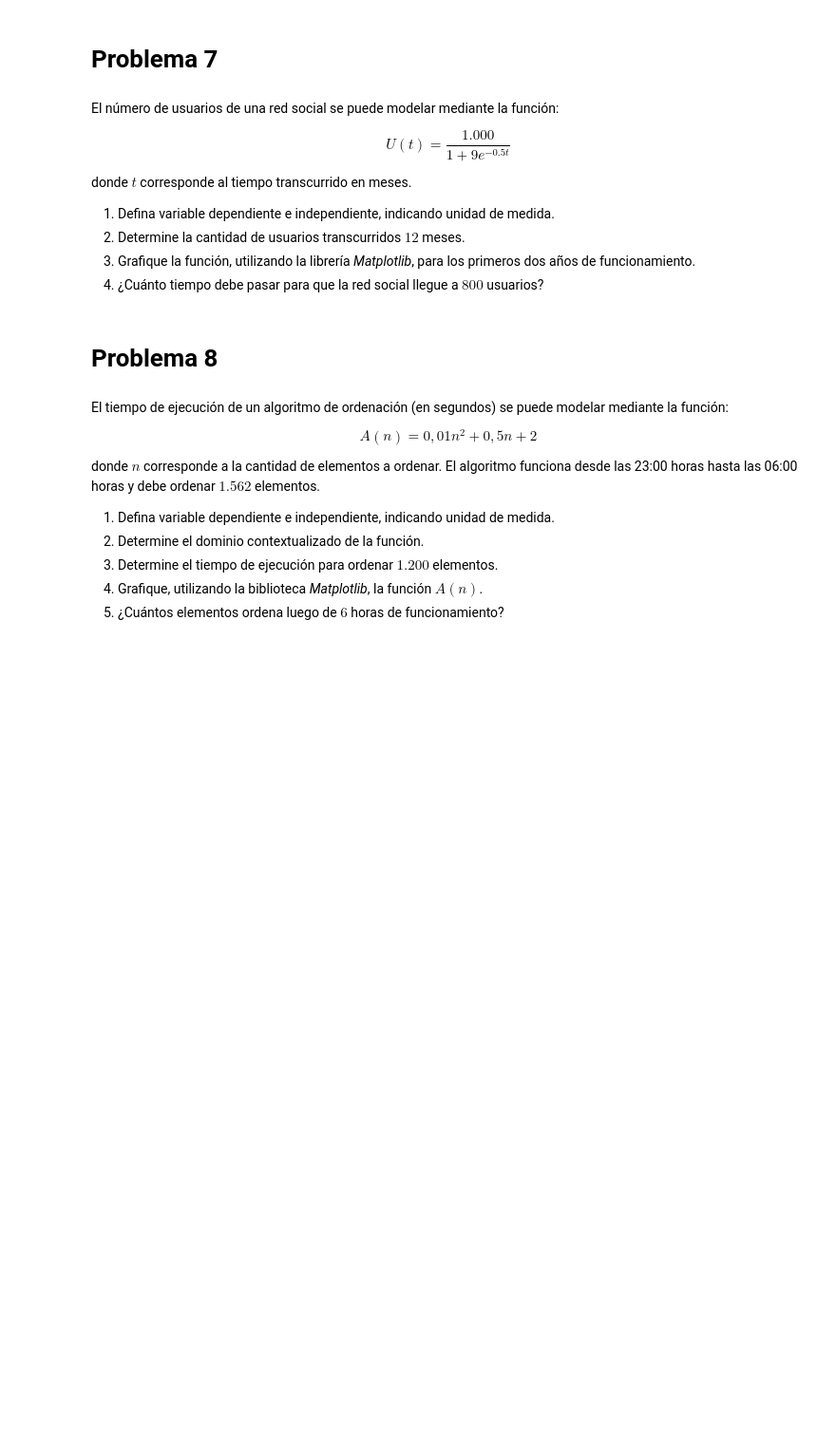
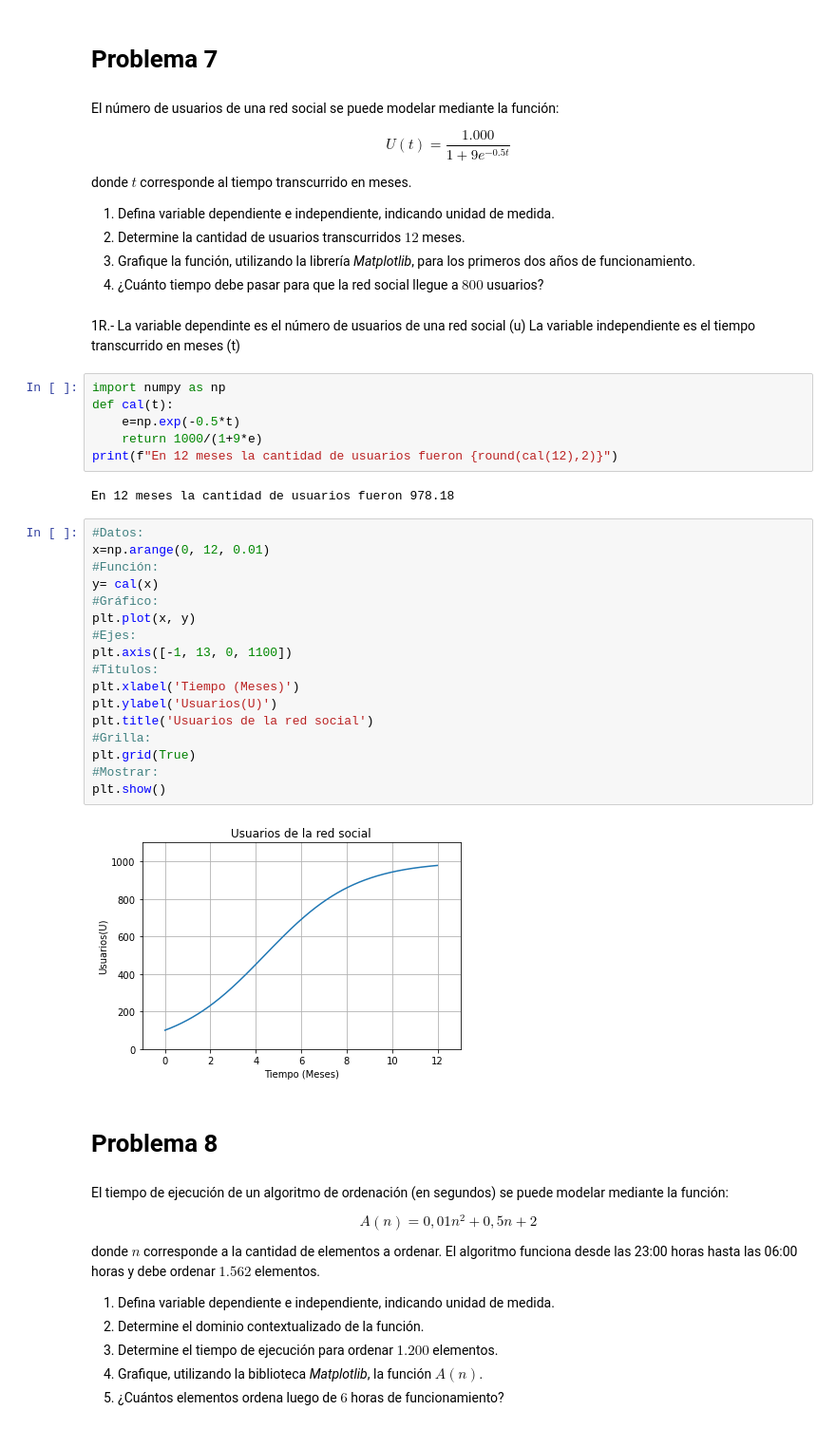
Before and after one commit to NachoSaave/Python-Centralizado, a Jupyter notebook: Mat Aplicada/G1_Funciones.ipynb, the cells around one changed output. Shown at 95% size. Saved outputs shown, nothing was run; the diff lists cells and outputs as text; blank space fills up the shorter version.

```diff
--- a/Mat Aplicada/G1_Funciones.ipynb
+++ b/Mat Aplicada/G1_Funciones.ipynb
@@ -142,6 +244,36 @@ donde $t$ corresponde al tiempo transcurrido en meses.
 2.  Determine la cantidad de usuarios transcurridos $12$ meses.
 3.  Grafique la función, utilizando la librería *Matplotlib*, para los primeros dos años de funcionamiento.
 4.  ¿Cuánto tiempo debe pasar para que la red social llegue a $800$ usuarios?
+# %% [markdown]
+1R.- La variable dependinte es el número de usuarios de una red social (u)
+     La variable independiente es el tiempo transcurrido en meses (t)
+# %%
+import numpy as np
+def cal(t):
+    e=np.exp(-0.5*t)
+    return 1000/(1+9*e)
+print(f"En 12 meses la cantidad de usuarios fueron {round(cal(12),2)}")
+# %% [output]
+En 12 meses la cantidad de usuarios fueron 978.18
+# %%
+#Datos:
+x=np.arange(0, 12, 0.01)
+#Función:
+y= cal(x)
+#Gráfico:
+plt.plot(x, y)
+#Ejes:
+plt.axis([-1, 13, 0, 1100])
+#Titulos:
+plt.xlabel('Tiempo (Meses)')
+plt.ylabel('Usuarios(U)')
+plt.title('Usuarios de la red social')
+#Grilla:
+plt.grid(True)
+#Mostrar:
+plt.show()
+# %% [output]
+[figure, added]
 # %% [markdown]
 # Problema 8
 # %% [markdown]
```
Also changed, not shown: parts of 14 cells of this notebook.
